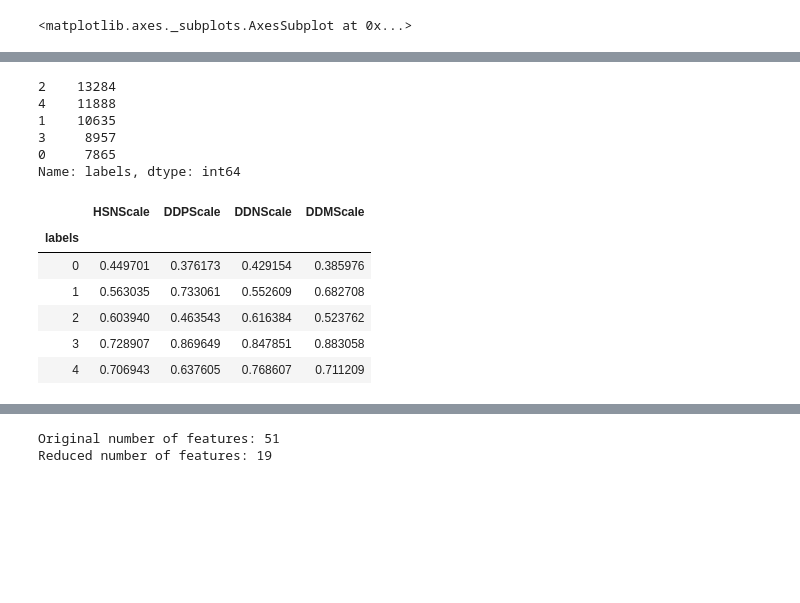
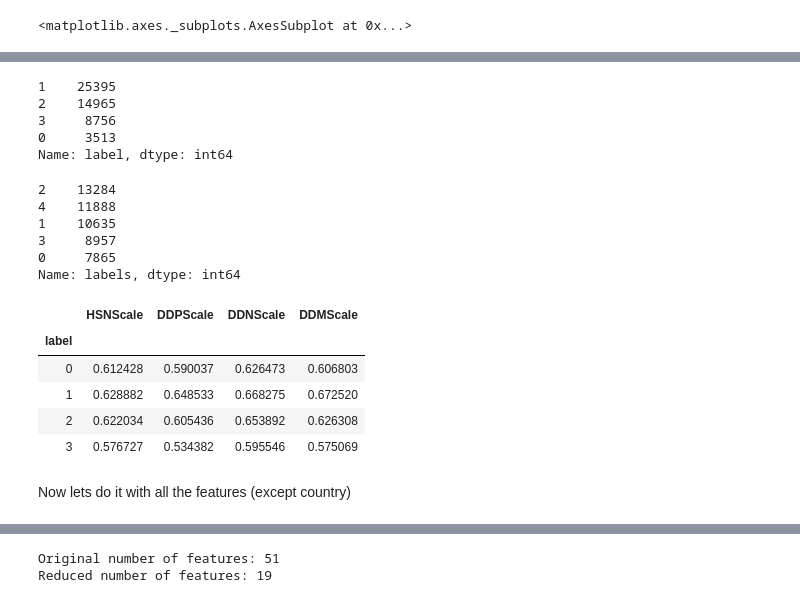
Before and after one commit to pengtianan/final-project, a Jupyter notebook: your-project/Unsupervised.ipynb, the cells around one changed output, grey strips where cells are left out. Saved outputs shown, nothing was run; the diff lists cells and outputs as text; code cells hidden in the pictures; blank space fills up the shorter version.

```diff
--- a/your-project/Unsupervised.ipynb
+++ b/your-project/Unsupervised.ipynb
@@ -354,7 +295,7 @@ visualizer.poof()
 #lets try with k=5 first as the Elbow test tells us so
 n_clusters = 5
 cluster = KMeans(n_clusters=n_clusters, random_state=0, n_jobs=-1)
-features = ds1.drop(columns=["country","accuracy","age","gender"],axis=1)
+features = ds1.drop(columns=["country","accuracy","age","gender","label"],axis=1)
 
 # Train model
 model = cluster.fit(features)
@@ -385,3 +326,7 @@ print (f"For n_clusters = {n_clusters}, silhouette score is {score})")
   1.93255021e-02 7.83124921e-03 1.35152204e-02 1.54098775e-02
   1.79360869e-02 3.76809397e-01 4.29190350e-01 3.85979538e-01]]
 For n_clusters = 5, silhouette score is 0.08250944480780291)
+# %%
+from sklearn.cluster import KMeans
+#adding labels to the dataframe
+ds1['label5'] = model.labels_
@@ -455,9 +421,18 @@ print (f"For n_clusters = {n_clusters}, silhouette score is {score})")
   2.74191706e-03 4.34136867e-03 4.22712213e-03 4.11287559e-03
   5.34279676e-01 5.95452988e-01 5.74968582e-01]]
 For n_clusters = 4, silhouette score is 0.3451061527212144)
-# %%
-#lets labels those cluster, since this is our highest silhouette score
-ds1["labels"]=ds_cluster.labels_
+# %%
+from sklearn.cluster import KMeans
+#adding labels to the dataframe
+ds1['label'] = model.labels_
+# %%
+ds1.label.value_counts()
+# %% [output]
+1    25395
+2    14965
+3     8756
+0     3513
+Name: label, dtype: int64
 # %%
 ds1.labels.value_counts()
 # %% [output]
@@ -468,16 +443,17 @@ ds1.labels.value_counts()
 0     7865
 Name: labels, dtype: int64
 # %%
-ds1.groupby("labels")[["HSNScale","DDPScale","DDNScale","DDMScale"]].mean()
+ds1.groupby("label")[["HSNScale","DDPScale","DDNScale","DDMScale"]].mean()
 # %% [output]
 |  | HSNScale | DDPScale | DDNScale | DDMScale |
-| labels |  |  |  |  |
-| 0 | 0.449701 | 0.376173 | 0.429154 | 0.385976 |
-| 1 | 0.563035 | 0.733061 | 0.552609 | 0.682708 |
-| 2 | 0.603940 | 0.463543 | 0.616384 | 0.523762 |
-| 3 | 0.728907 | 0.869649 | 0.847851 | 0.883058 |
-| 4 | 0.706943 | 0.637605 | 0.768607 | 0.711209 |
+| label |  |  |  |  |
+| 0 | 0.612428 | 0.590037 | 0.626473 | 0.606803 |
+| 1 | 0.628882 | 0.648533 | 0.668275 | 0.672520 |
+| 2 | 0.622034 | 0.605436 | 0.653892 | 0.626308 |
+| 3 | 0.576727 | 0.534382 | 0.595546 | 0.575069 |
 # %%
 #lets save this clustered data for exploratory analysis
 
 #ds1.to_csv("C:/Users/tvpia/Desktop/Final project/final-project/your-project/Datasets/ds_explore.csv")
+# %% [markdown]
+Now lets do it with all the features (except country)
```
Also changed, not shown: parts of 17 cells of this notebook, 3 other files.
